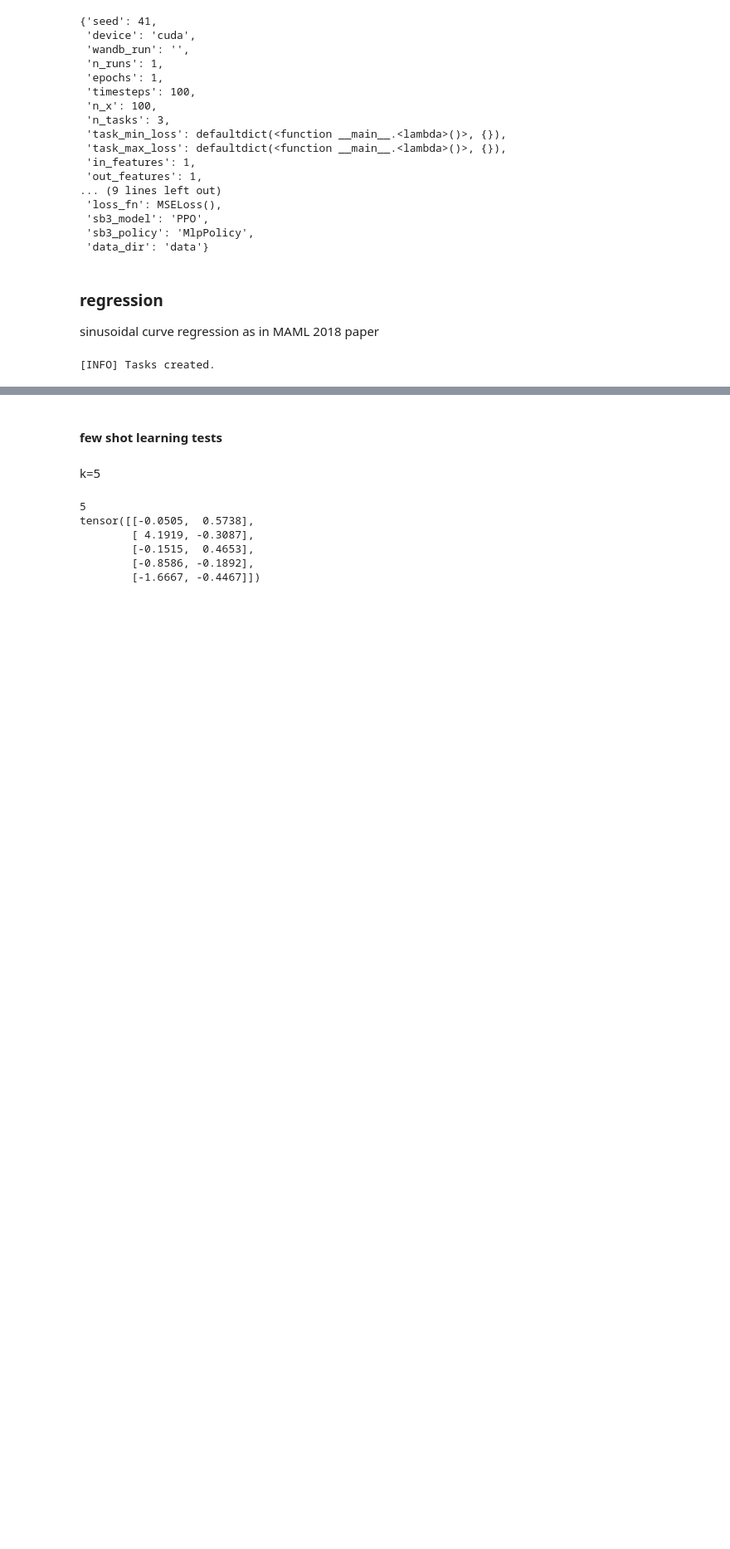
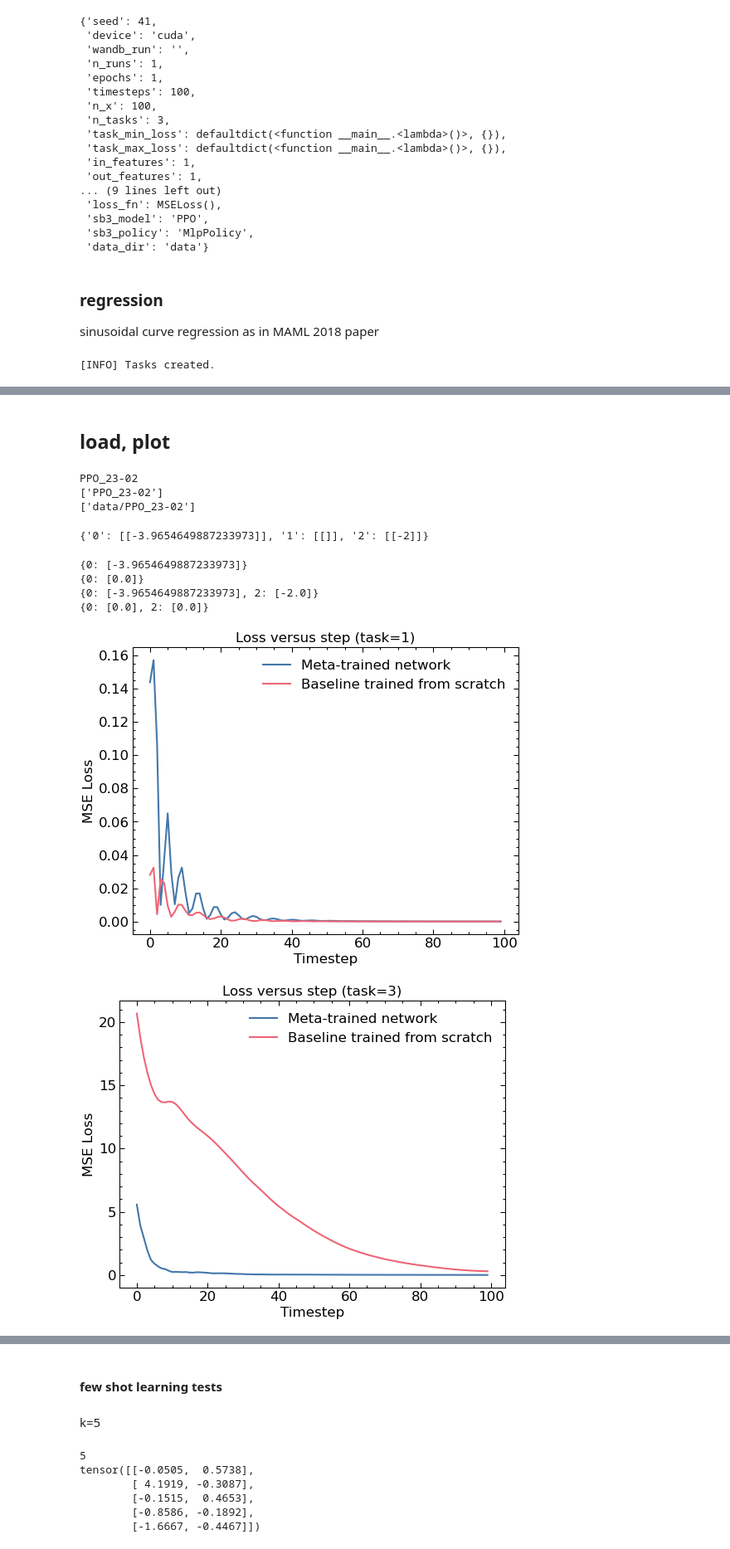
Before and after one commit to matthewstachyra/reinforcement-meta-learning, a Jupyter notebook: src/discrete/disc-episode-adding-layers.ipynb, the cells around one changed output, grey strips where cells are left out. Shown: that part at 83% size. Cells and saved outputs as stored; diff of their text form; code cells hidden in the pictures; blank space fills up the shorter version.

```diff
--- a/src/discrete/disc-episode-adding-layers.ipynb
+++ b/src/discrete/disc-episode-adding-layers.ipynb
@@ -904,0 +838,35 @@ TypeError: unsupported operand type(s) for -: 'NoneType' and 'Tensor'
+# %% [markdown]
+## load, plot
+# %%
+print(name)
+print(model_param_paths)
+print(data_paths)
+# %% [output]
+PPO_23-02
+['PPO_23-02']
+['data/PPO_23-02']
+# %%
+reml = REML(layer_pool=pool, tasks=tasks, path=data_path)
+reml.model.load(model_param_paths[0])
+path = os.path.join(os.getcwd(), data_paths[0], name)
+returns = json.load(open(f"{path}_returns", 'r'))
+cumuloss = json.load(open(f"{path}_cumuloss", 'r'))
+errors = json.load(open(f"{path}_errors", 'r'))
+# %%
+returns
+# %% [output]
+{'0': [[-3.9654649887233973]], '1': [[]], '2': [[-2]]}
+# %%
+plot_loss_vs_step_curves(reml=reml, tasks=training_tasks, path=data_path)
+plot_sine_curves(reml=reml, tasks=tasks, path=data_path)
+plot_data_with_variance(data=returns, eval_task_num=eval_task.info['i'], xlabel="Return", title="Return by epoch")
+# plot reward with variance
+# plot loss with variance
+# plot errors with variance
+# %% [output]
+{0: [-3.9654649887233973]}
+{0: [0.0]}
+{0: [-3.9654649887233973], 2: [-2.0]}
+{0: [0.0], 2: [0.0]}
+[figure, added]
+[figure, added]
```
Also changed, not shown: parts of 15 cells of this notebook, 22 other files.
